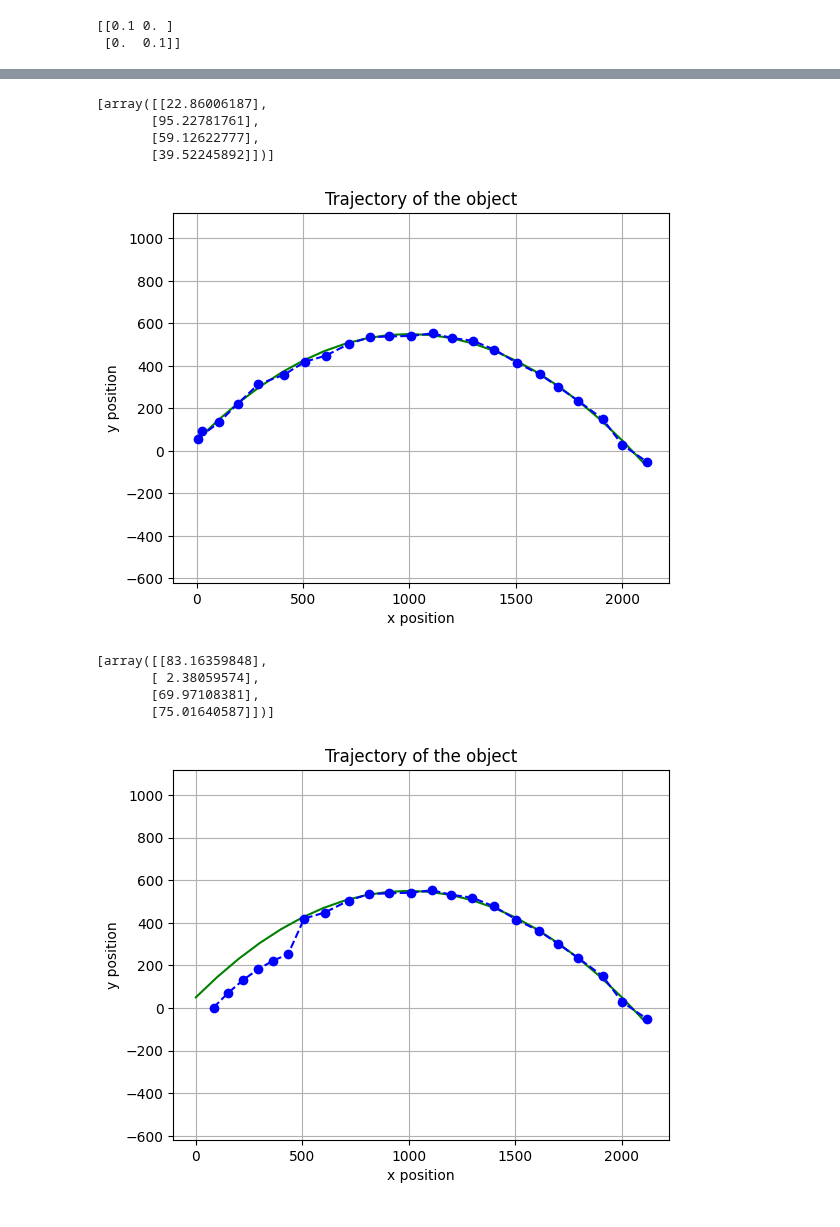
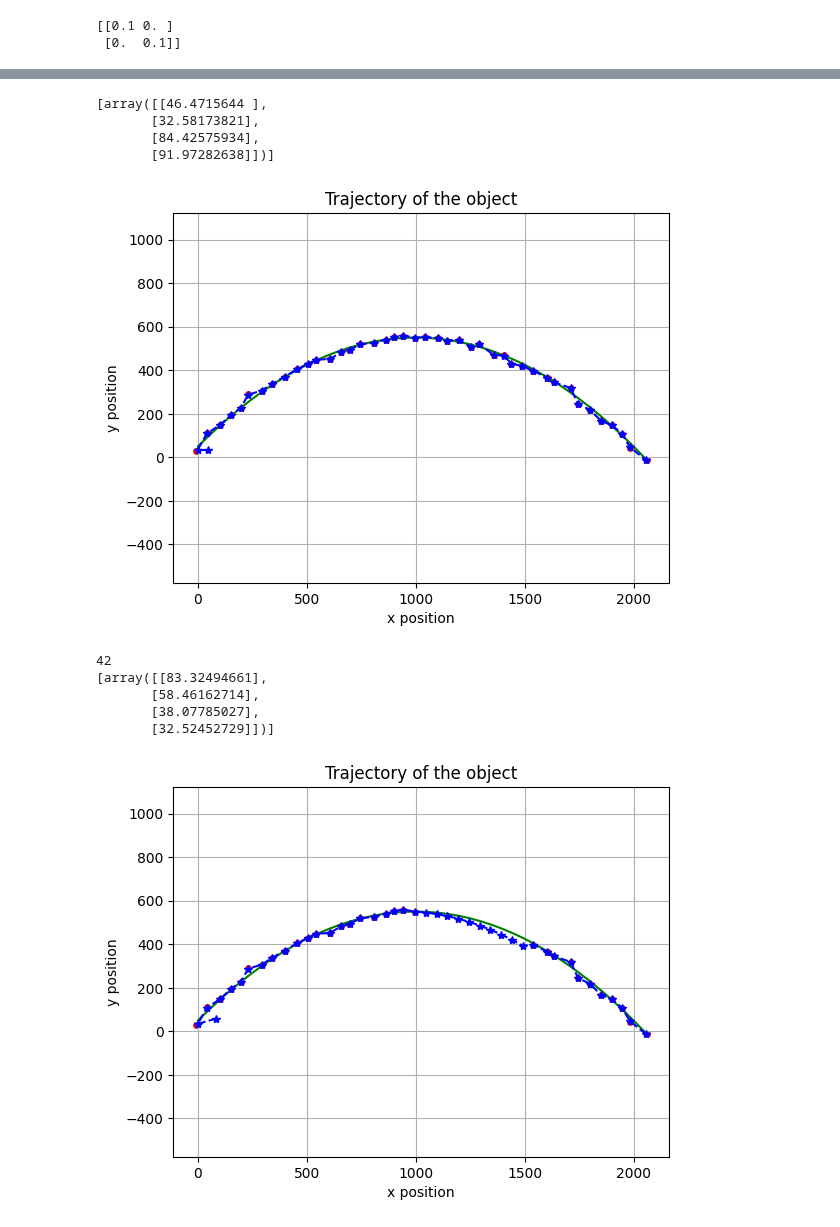
Before and after one commit to Horizon-42/particle_filter, a Jupyter notebook: kalman_filter.ipynb, the cells around one changed output, grey strips where cells are left out. Saved outputs shown, nothing was run; the diff lists cells and outputs as text; code cells hidden in the pictures.

```diff
--- a/kalman_filter.ipynb
+++ b/kalman_filter.ipynb
@@ -28,18 +28,18 @@ def plot_throwing(q, o = None, q_preds = None):
     if o is not None:
         ox = o[:, 0]
         oy = o[:, 1]
-        plt.scatter(ox, oy, s=4, color='r')
+        plt.scatter(ox, oy, s=15, color='r')
 
     if q_preds is not None:
         xp = q_preds[:,0]
         yp = q_preds[:,1]
-        plt.plot(xp, yp, 'o--', color='b')
+        plt.plot(xp, yp, '*--', color='b')
 
     plt.show()
 # %%
 
 
-delta_t = 1
+delta_t = 0.5
 A = np.array([
     [1, 0, delta_t, 0],
     [0, 1, 0, delta_t],
@@ -90,7 +90,7 @@ def simulate_observe(q):
 q0 = np.array([0, 50, 100, 100], dtype=float).reshape((4,1))
 q_list = [q0]
 o_list = [simulate_observe(q0)]
-for t in range(1, 30):
+for t in range(1, int(30*1/delta_t), 1):
     q0 = A @ q0 + B @ action
     q_list.append(q0)
     o = simulate_observe(q0)
@@ -119,42 +119,46 @@ class KalmanFilter:
     def update(self, observe=None):
         # o = np.array(observe).reshape((2,1))
         # prediction
         mu_ = A@self.mu + B@action
         sigma_ = A@self.sigma@A.T + self.Q
         if observe is None:
             self.mu = mu_
             self.sigma = sigma_
         else:
             # update
-            K = sigma_@self.C.T@np.linalg.inv(self.C@sigma_@self.C.T + self.R)
+            # K = sigma_@self.C.T@np.linalg.inv(self.C@sigma_@self.C.T + self.R)
+            K = np.linalg.solve( (self.C@sigma_@self.C.T + self.R).T, (sigma_@self.C.T).T ).T
             self.mu = mu_ + K@(observe - self.C@mu_)
             self.sigma = (np.eye(4) - K@self.C)@sigma_
 
         self.q_preds.append(self.mu)
         self.sgm_preds.append(self.sigma)
 
 kf = KalmanFilter()
 
 for o in o_list:
     kf.update(o)
 
 plot_throwing(np.array(q_list), np.array(o_list), np.array(kf.q_preds))
 
 # o_list[0:5] = [np.ones(shape=(2,1),dtype=float)*100]*5
-o_list[0:5] = [None]*5
+print(len(o_list))
+o_num = len(o_list)
+o_list[o_num//2:o_num//2+10] = [None]*10
 
 kf1 = KalmanFilter()
 for o in o_list:
     kf1.update(o)
 plot_throwing(np.array(q_list), np.array([o for o in o_list if o is not None]), np.array(kf1.q_preds))
 # %% [output]
-[array([[22.86006187],
-       [95.22781761],
-       [59.12622777],
-       [39.52245892]])]
+[array([[46.4715644 ],
+       [32.58173821],
+       [84.42575934],
+       [91.97282638]])]
-[figure, old version]
+[figure, new version]
-[array([[83.16359848],
-       [ 2.38059574],
-       [69.97108381],
-       [75.01640587]])]
+42
+[array([[83.32494661],
+       [58.46162714],
+       [38.07785027],
+       [32.52452729]])]
-[figure, old version]
+[figure, new version]
```
Also changed, not shown: parts of 1 cell of this notebook.
